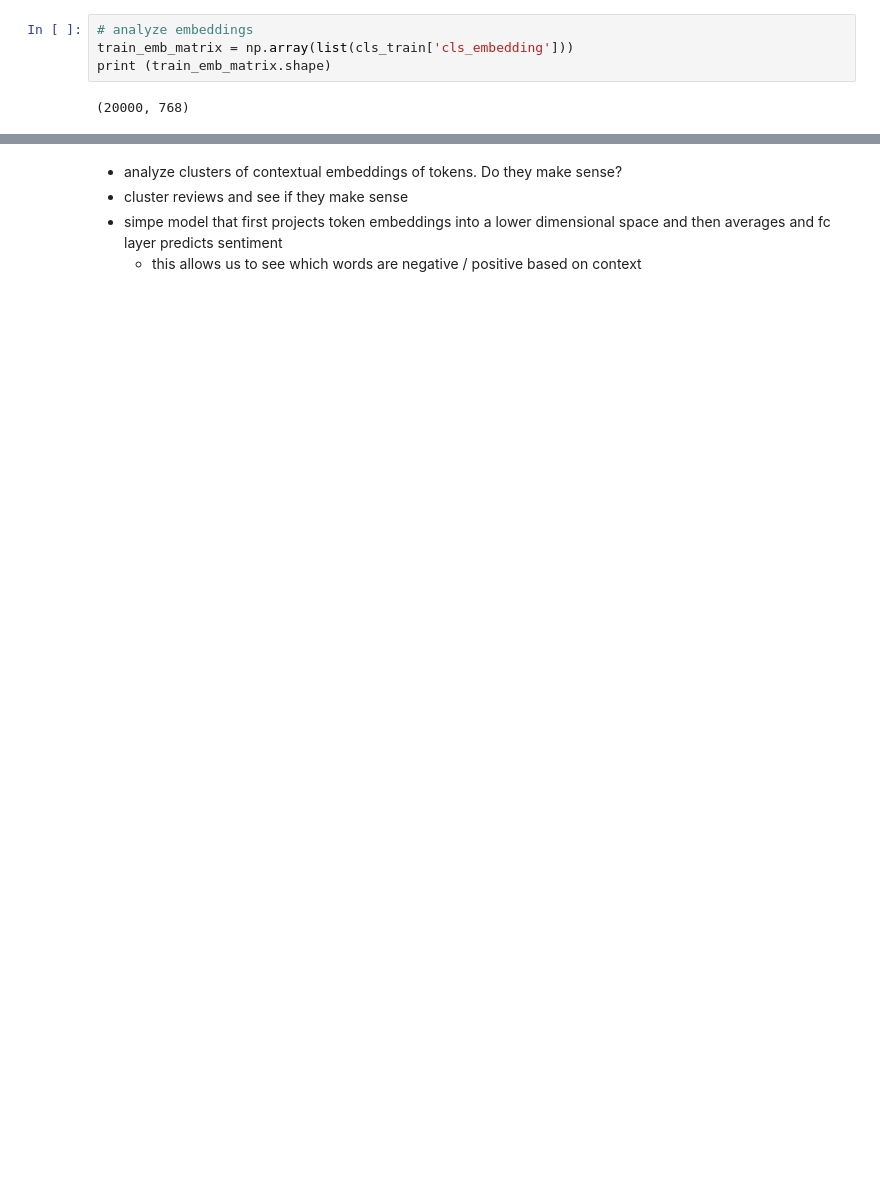
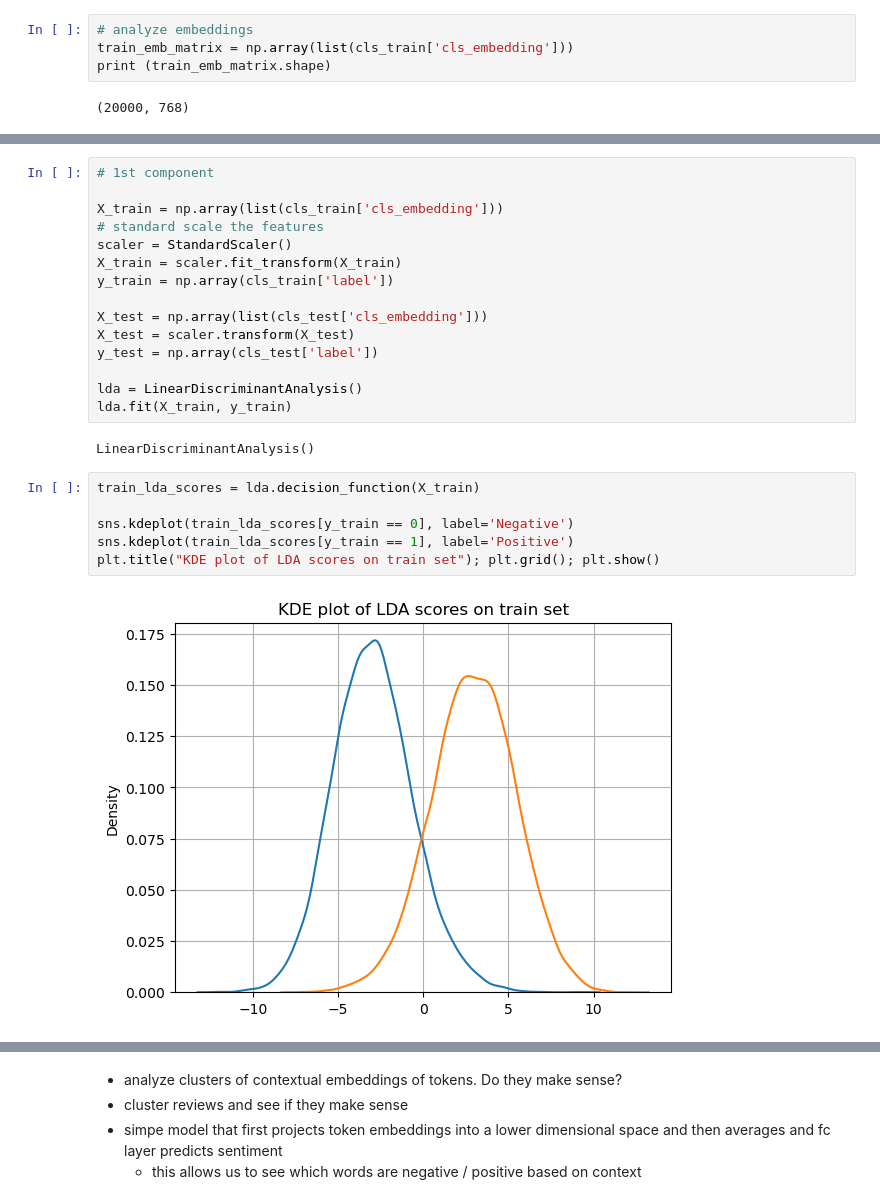
Before and after one commit to vmohit256/ml_practice, a Jupyter notebook: nlp/text_classification/imdb_reviews_deep_learning.ipynb, the cells around one changed output, grey strips where cells are left out. Cells and saved outputs as stored; diff of their text form; blank space fills up the shorter version.

```diff
--- a/nlp/text_classification/imdb_reviews_deep_learning.ipynb
+++ b/nlp/text_classification/imdb_reviews_deep_learning.ipynb
@@ -666,0 +840,25 @@ DistilBertForSequenceClassification(
+# %%
+# 1st component
+
+X_train = np.array(list(cls_train['cls_embedding']))
+# standard scale the features
+scaler = StandardScaler()
+X_train = scaler.fit_transform(X_train)
+y_train = np.array(cls_train['label'])
+
+X_test = np.array(list(cls_test['cls_embedding']))
+X_test = scaler.transform(X_test)
+y_test = np.array(cls_test['label'])
+
+lda = LinearDiscriminantAnalysis()
+lda.fit(X_train, y_train)
+# %% [output]
+LinearDiscriminantAnalysis()
+# %%
+train_lda_scores = lda.decision_function(X_train)
+
+sns.kdeplot(train_lda_scores[y_train == 0], label='Negative')
+sns.kdeplot(train_lda_scores[y_train == 1], label='Positive')
+plt.title("KDE plot of LDA scores on train set"); plt.grid(); plt.show()
+# %% [output]
+[figure, added]
```
Also changed, not shown: parts of 27 cells of this notebook, 1 other file.
